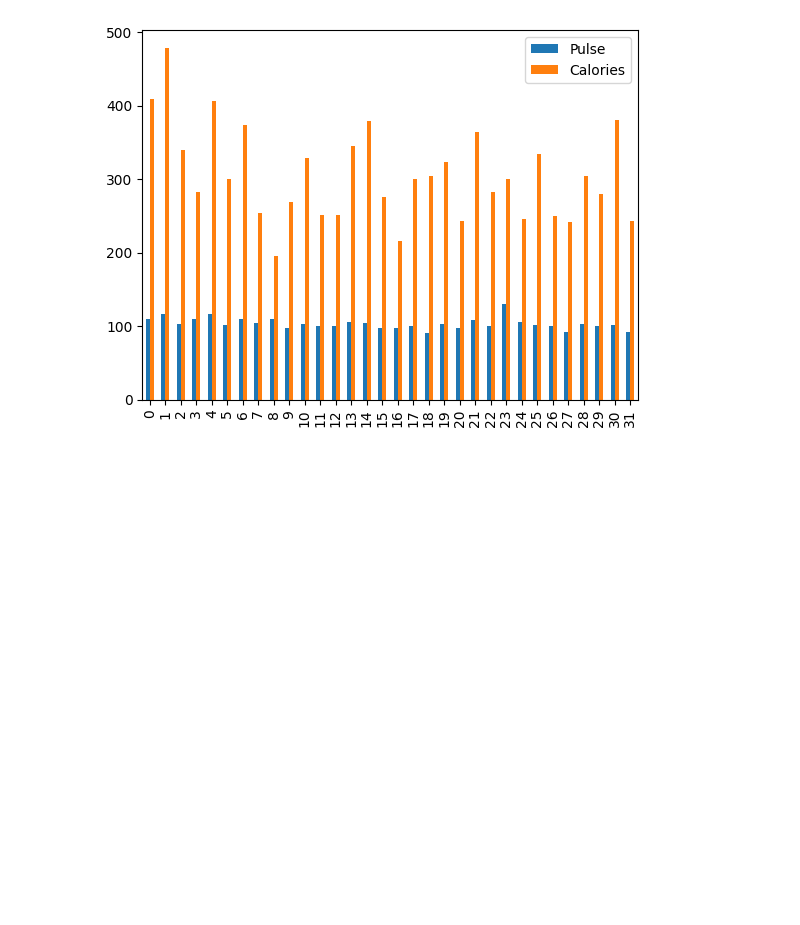
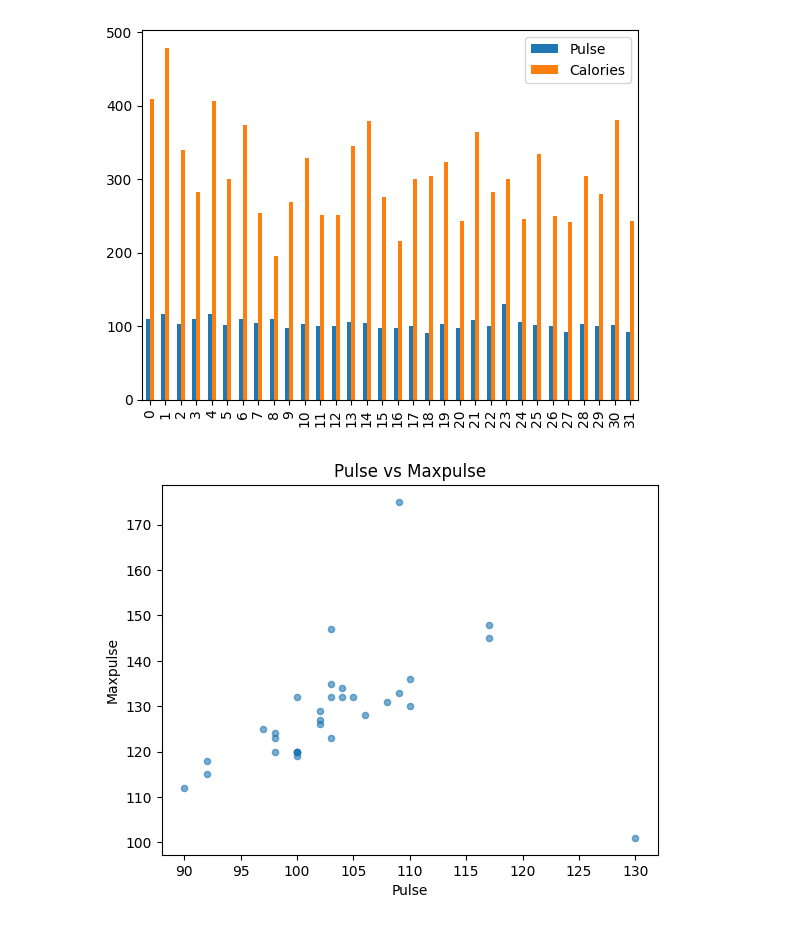
Before and after one commit to safakan/CCTB_repo_safak_atakan_celik, a Jupyter notebook: DEA113/EDA.ipynb, the cells around one changed output. Cells and saved outputs as stored; diff of their text form; code cells hidden in the pictures; blank space fills up the shorter version.

```diff
--- a/DEA113/EDA.ipynb
+++ b/DEA113/EDA.ipynb
@@ -276,3 +278,9 @@ barData.plot(kind='bar')
 # %% [output]
 <Axes: >
 [figure]
+# %%
+data.plot(kind='scatter', x='Pulse', y='Maxpulse', alpha=0.6)
+plt.title('Pulse vs Maxpulse')
+plt.show()
+# %% [output]
+[figure, added]
```
Also changed, not shown: parts of 8 cells of this notebook.
